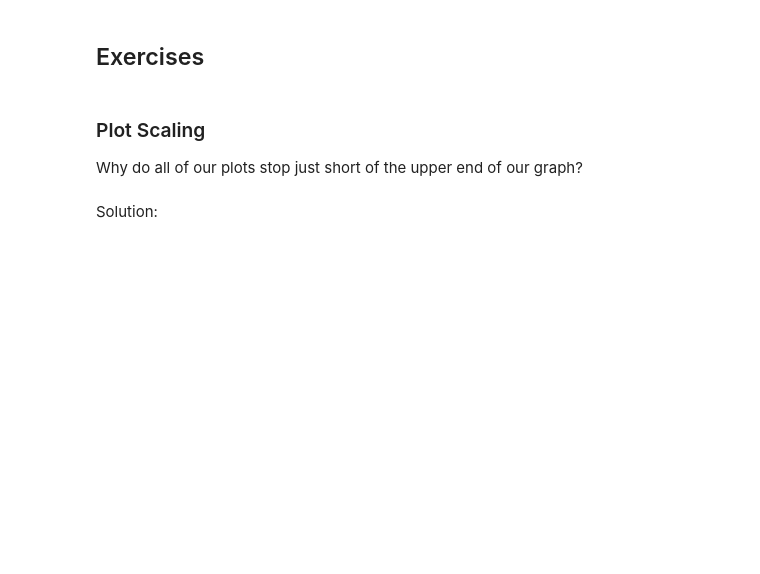
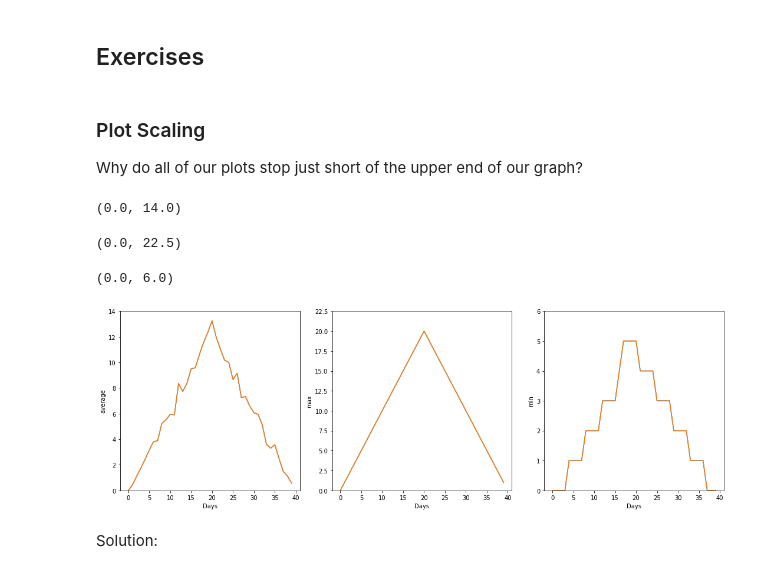
Before and after one commit to Sophia8684/2020-hacky-intro-python, a Jupyter notebook: lessons/python/ep1b-plotting-intro.ipynb, the cells around one changed output. Drawn from its saved outputs; the diff is of its cells as text; code cells hidden in the pictures; blank space fills up the shorter version.

```diff
--- a/lessons/python/ep1b-plotting-intro.ipynb
+++ b/lessons/python/ep1b-plotting-intro.ipynb
@@ -385,6 +387,55 @@ np.random.rand()
 # %% [markdown]
 ### Plot Scaling
 Why do all of our plots stop just short of the upper end of our graph?
+# %%
+axes1.set_ylim(0,14)
+# %% [output]
+(0.0, 14.0)
+# %%
+axes2.set_ylim(0,22.5)
+# %% [output]
+(0.0, 22.5)
+# %%
+axes3.set_ylim(0,6)
+# %% [output]
+(0.0, 6.0)
+# %%
+import numpy
+import matplotlib.pyplot
+
+data = numpy.loadtxt(fname='data/inflammation-01.csv', delimiter=',')
+
+fig = matplotlib.pyplot.figure(figsize=(15.0, 5.0))
+
+axes1 = fig.add_subplot(1, 3, 1)
+axes2 = fig.add_subplot(1, 3, 2)
+axes3 = fig.add_subplot(1, 3, 3)
+
+axes1.set_ylabel('average')
+plot = axes1.plot(numpy.mean(data, axis=0))
+
+axes2.set_ylabel('max')
+plot = axes2.plot(numpy.max(data, axis=0))
+
+axes3.set_ylabel('min')
+axes3.plot(numpy.min(data, axis=0))
+
+axes1.set_xlabel('Days')
+plot = axes1.plot(numpy.mean(data, axis=0))
+
+axes2.set_xlabel('Days')
+plot = axes2.plot(numpy.max(data, axis=0))
+
+axes3.set_xlabel('Days')
+axes3.plot(numpy.min(data, axis=0))
+
+axes1.set_ylim(0,14)
+axes2.set_ylim(0,22.5)
+axes3.set_ylim(0,6)
+
+fig.tight_layout()
+# %% [output]
+[figure, added]
 # %% [markdown]
 Solution:
 # %% [markdown]
```
Also changed, not shown: parts of 4 cells of this notebook, 6 other files.
